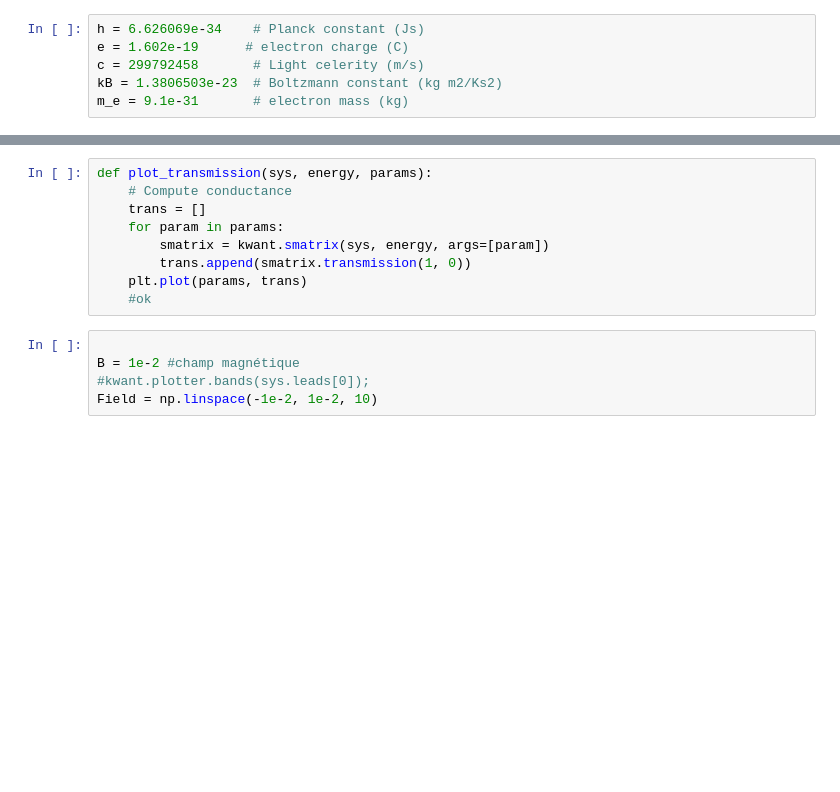
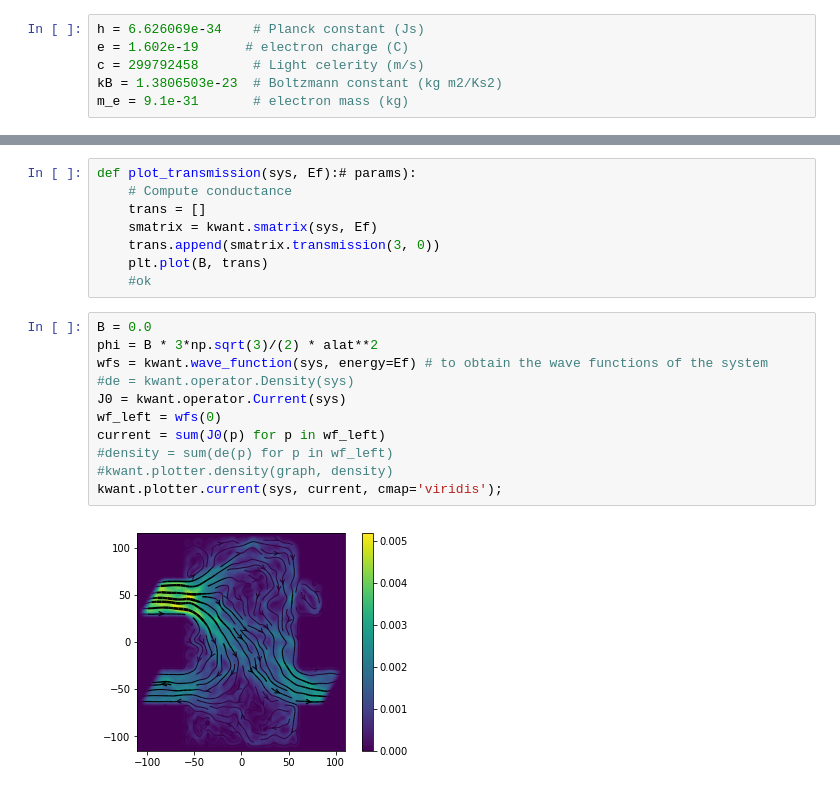
Before and after one commit to jeremiepirard/Kwant, a Jupyter notebook: Final.ipynb, the cells around one changed output, grey strips where cells are left out. Drawn from its saved outputs; the diff is of its cells as text; blank space fills up the shorter version.

```diff
--- a/Final.ipynb
+++ b/Final.ipynb
@@ -98,14 +133,21 @@ kwant.plot(sys)
 # %%
-def plot_transmission(sys, energy, params):
+def plot_transmission(sys, Ef):# params):
     # Compute conductance
     trans = []
-    for param in params:
-        smatrix = kwant.smatrix(sys, energy, args=[param])
-        trans.append(smatrix.transmission(1, 0))
-    plt.plot(params, trans)
+    smatrix = kwant.smatrix(sys, Ef)
+    trans.append(smatrix.transmission(3, 0))
+    plt.plot(B, trans)
     #ok
-# %%
-
-B = 1e-2 #champ magnétique
-#kwant.plotter.bands(sys.leads[0]);
-Field = np.linspace(-1e-2, 1e-2, 10)
+# %%
+B = 0.0
+phi = B * 3*np.sqrt(3)/(2) * alat**2
+wfs = kwant.wave_function(sys, energy=Ef) # to obtain the wave functions of the system
+#de = kwant.operator.Density(sys)
+J0 = kwant.operator.Current(sys)
+wf_left = wfs(0)
+current = sum(J0(p) for p in wf_left)
+#density = sum(de(p) for p in wf_left)
+#kwant.plotter.density(graph, density)
+kwant.plotter.current(sys, current, cmap='viridis');
+# %% [output]
+[figure, added]
```
Also changed, not shown: parts of 12 cells of this notebook.
